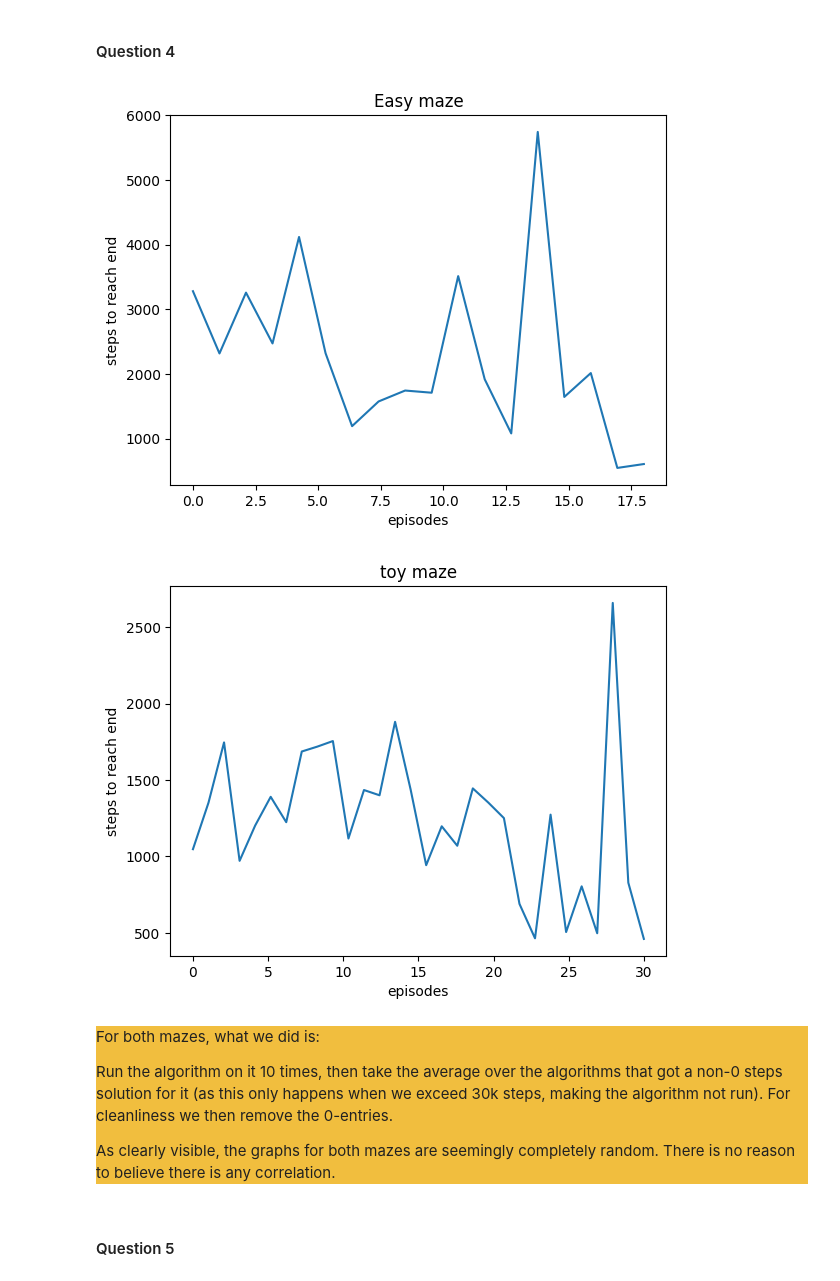
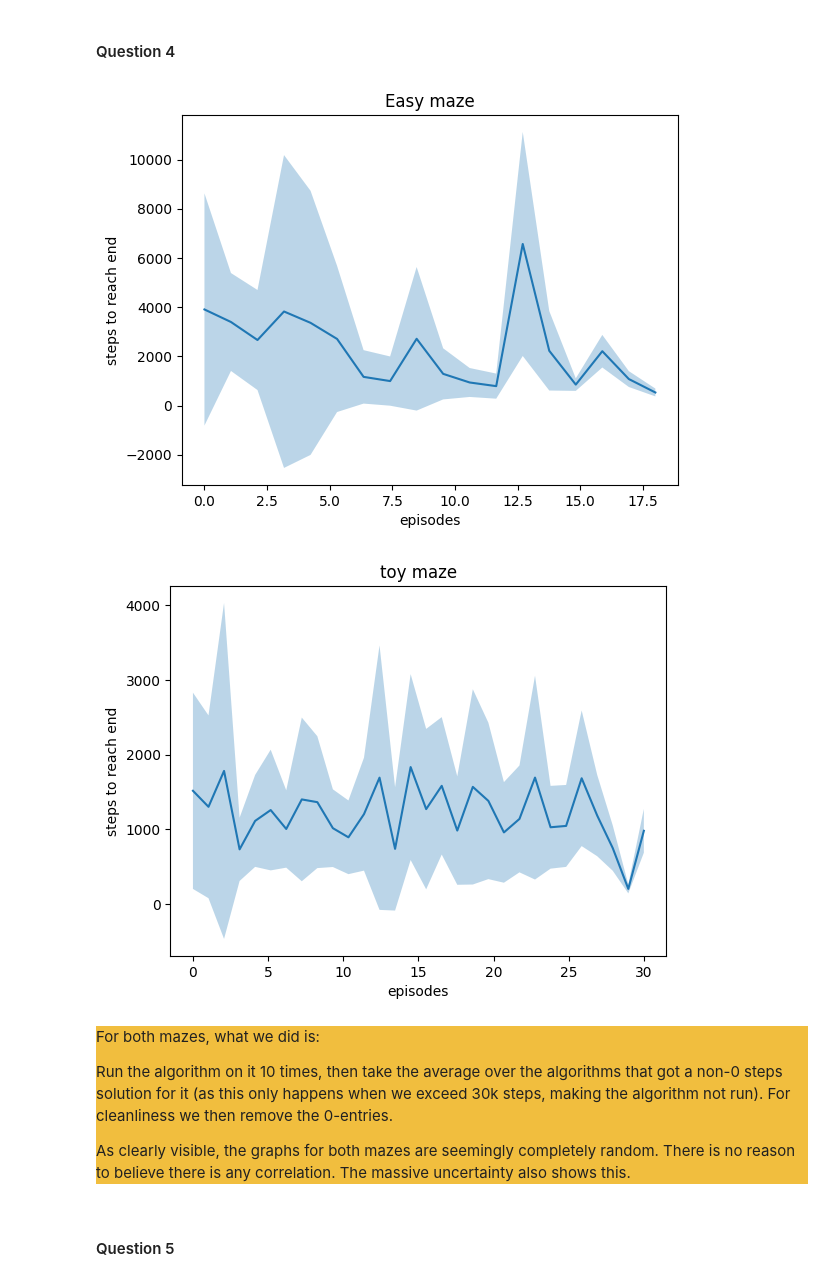
Before and after one commit to Eliminator1357/CI-RL, a Jupyter notebook: src/Main.ipynb, the cells around one changed output. Drawn from its saved outputs; the diff is of its cells as text; code cells hidden in the pictures.

```diff
--- a/src/Main.ipynb
+++ b/src/Main.ipynb
@@ -46,6 +46,8 @@ class ExplorationStrategy:
     def __init__(self, q_table: QTable):
         self.q_table = q_table
 
+    def execute(self,agent,maze,action):
+        return agent.step(action,maze), action
     def random(self, agent: Agent, maze: Maze):
         """
         The random exploration strategy selects a random action uniformly at random
@@ -56,12 +58,9 @@ class ExplorationStrategy:
     def getrandomaction(self, agent: Agent, maze: Maze):
         actions = agent.get_valid_actions(maze)
         action = actions[np.random.randint(len(actions))]
-        return agent.step(action, maze), action
+        return action
 
-    def argmax_random_tie(self, arr):
-        max_val = max(arr)
-        canditates = [i for i, v in enumerate(arr) if v == max_val]
-        return random.choice(canditates)
+
 
     def e_greedy(self, agent: Agent,  maze: Maze, eps: float):
         """
@@ -69,13 +68,6 @@ class ExplorationStrategy:
         and the action with highest q-value with probability 1 - eps. A value of epsilon
         close to 0 favours exploitation, while a value close to 1 favours exploration.
         """
-        actions = agent.get_valid_actions(maze)
-        if np.random.rand() < eps:
-            return self.random(agent,maze)
-        else:
-            scores = [self.q_table.get_q(agent.get_state(maze),a) for a in actions]
-            action = actions[self.argmax_random_tie(scores)]
-            return agent.step(action, maze), action
 
         return self.execute(agent,maze,self.getgreedy(agent,maze,eps))
 
@@ -229,35 +221,39 @@ for i in range(10):
     allruns.append(toadd)
 allruns = np.array(allruns)
 divisors = np.sum(allruns != 0, axis=0).astype(float)
 divisors[divisors==0.0] = 1.0 #prevent dividing by 0
 outeasy = np.sum(allruns, axis=0) / divisors
+std = np.std(allruns, axis=0)[outeasy != 0.0]
 outeasy = outeasy[outeasy != 0.0]
 plt.xlabel("episodes")
 plt.ylabel("steps to reach end")
 plt.title("Easy maze")
 plt.plot(np.linspace(0,len(outeasy),len(outeasy)),outeasy)
+plt.fill_between(np.linspace(0,len(outeasy),len(outeasy)), outeasy - std, outeasy + std, alpha=0.3, label="standard deviation")
 plt.show()
 
 toymaze = Maze("./../data/toy_maze.txt")
 toymaze.set_reward(x=9, y=9, reward=10)
 toymaze.set_terminal(x=9, y=9)
 allruns = []
 for i in range(10):
     toadd, eps,_ = mainlimited(toymaze)
     allruns.append(toadd)
 allruns = np.array(allruns)
 divisors = np.sum(allruns != 0, axis=0).astype(float)
 divisors[divisors==0.0] = 1.0 #prevent dividing by 0
 outeasy = np.sum(allruns, axis=0) / divisors
+std = np.std(allruns, axis=0)[outeasy != 0.0]
 outeasy = outeasy[outeasy != 0.0]
 plt.xlabel("episodes")
 plt.ylabel("steps to reach end")
 plt.title("toy maze")
 plt.plot(np.linspace(0,len(outeasy),len(outeasy)),outeasy)
+plt.fill_between(np.linspace(0,len(outeasy),len(outeasy)), outeasy - std, outeasy + std, alpha=0.3, label="standard deviation")
 plt.show()
 # %% [output]
-[figure, old version]
+[figure, new version]
-[figure, old version]
+[figure, new version]
 # %% [markdown]
 <div style="background-color:#f1be3e">
 
@@ -265,7 +261,7 @@ For both mazes, what we did is:
 
 Run the algorithm on it 10 times, then take the average over the algorithms that got a non-0 steps solution for it (as this only happens when we exceed 30k steps, making the algorithm not run). For cleanliness we then remove the 0-entries.
 
-As clearly visible, the graphs for both mazes are seemingly completely random. There is no reason to believe there is any correlation.
+As clearly visible, the graphs for both mazes are seemingly completely random. There is no reason to believe there is any correlation. The massive uncertainty also shows this.
 # %% [markdown]
 #### Question 5
 # %%
```
Also changed, not shown: parts of 1 cell of this notebook.
